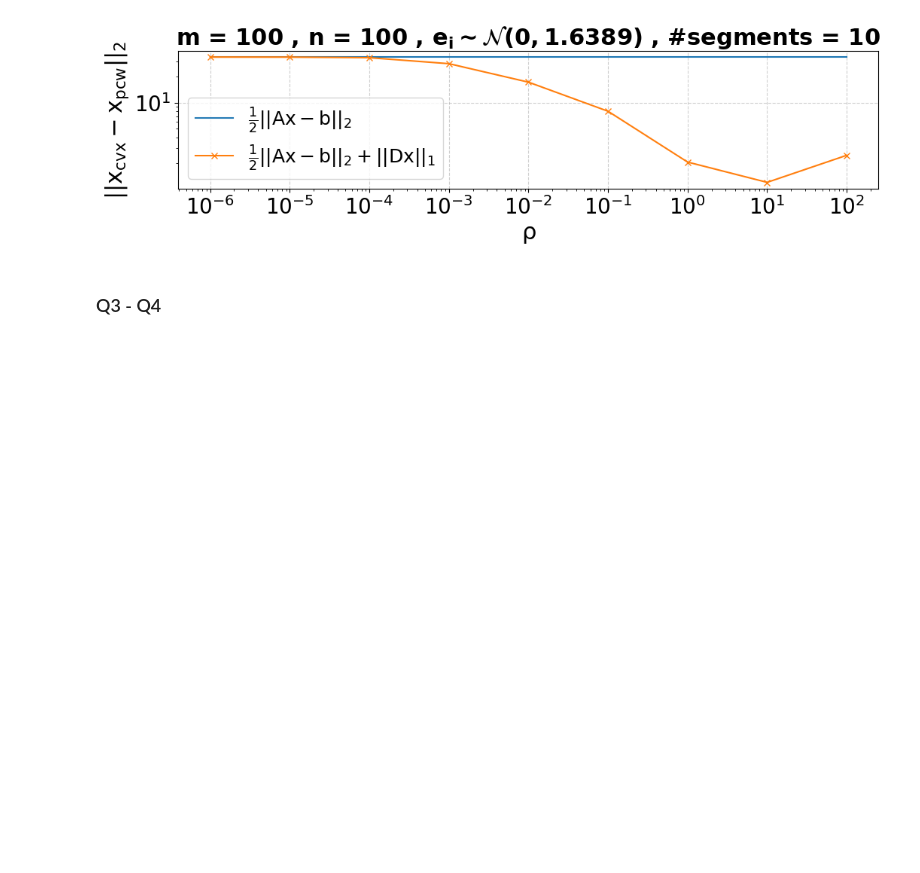
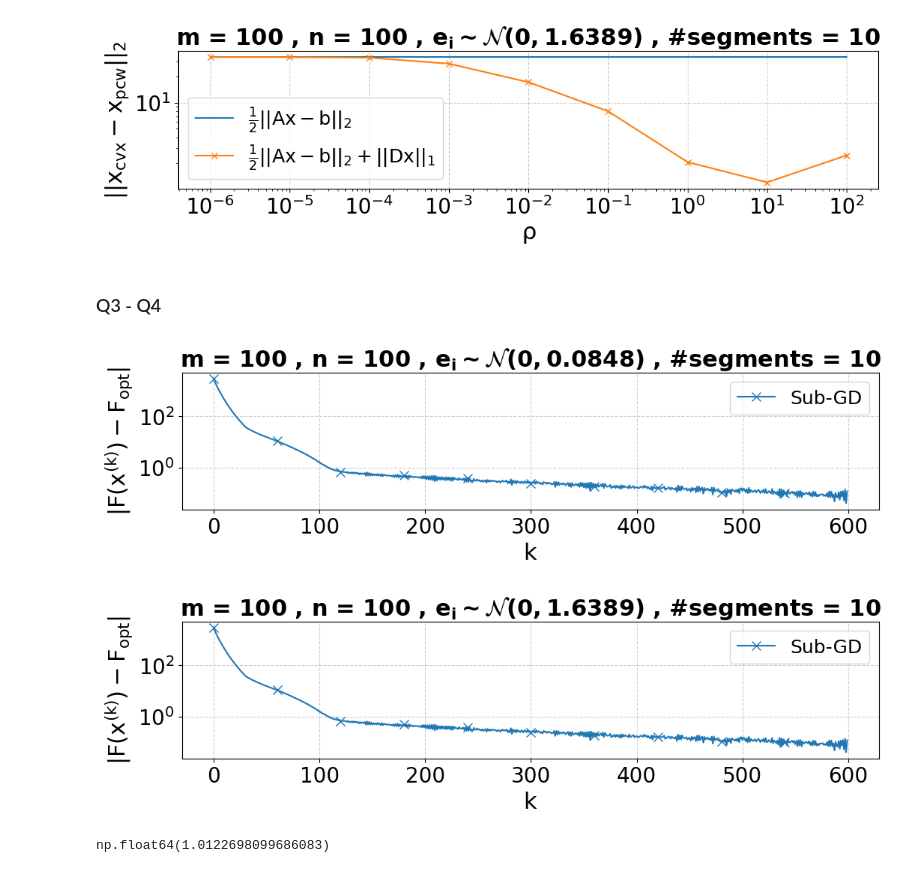
Before and after one commit to miketheologitis/Special-Topics-Convex-Optimization, a Jupyter notebook: notebooks/2.4 - Estimation of a piece-wise constant vector.ipynb, the cells around one changed output. Cells and saved outputs as stored; diff of their text form; code cells hidden in the pictures; blank space fills up the shorter version.

```diff
--- a/notebooks/2.4 - Estimation of a piece-wise constant vector.ipynb
+++ b/notebooks/2.4 - Estimation of a piece-wise constant vector.ipynb
@@ -208,3 +199,54 @@ def s_fista(A, b, D, F_opt, max_k=100, epsilon=0.1):
         differences.append(abs(F_curr - F_opt))
 
     return differences
+# %%
+m, n, K = 100, 100, 10
+
+noise = 0.1
+rho = 1.
+K = 10
+#[0.0848, 1.6389]
+#[1., 10]
+A, b, D, x_pcw = create_K_piecewise_vector(m, n, rho=rho, K=K, noise=noise)
+F_opt = F(x_pcw, A, b, D)
+
+
+for noise, rho, sfistaepsilon in zip([0.0848, 1.6389], [1., 10], [5, 5]):
+
+    subgrad_diffs = subgrad_descent(A, b, D, F_opt, max_k=600)
+    #sfista_diffs = s_fista(A, b, D, F_opt, epsilon=sfistaepsilon, max_k=10000)
+
+    pdf = PdfPages(f'plots/2.4_ex_3-4_sgd_{rho:.2f}_{noise:.2f}.pdf')
+    plt.figure(figsize=(12, 3))
+
+    markevery=int(len(subgrad_diffs)/10)
+    plt.plot(list(range(len(subgrad_diffs))), subgrad_diffs, label='Sub-GD', marker='x', markevery=markevery, ms=9)
+
+    plt.grid(True, linestyle='--', alpha=0.6)
+
+    plt.legend()
+
+    # Label the axes
+    plt.xlabel('$k$')
+    plt.ylabel('$|F(x^{(k)}) - F_{opt}|$')
+
+    #plt.xscale('log')
+    plt.yscale('log')
+
+    noise_str = "$e_i \\sim \\mathcal{N}(0, $"+f"{noise:.4f}"+")"
+
+    plt.title(f"m = {m} , n = {n} , {noise_str} , #segments = {K}")
+
+    plt.subplots_adjust(bottom=0.24, top=0.85)
+
+    pdf.savefig(plt.gcf()) # Save the current figure
+    plt.show()
+    plt.close()
+    pdf.close()
+# %% [output]
+[figure, added]
+[figure, added]
+# %%
+(F_opt + subgrad_diffs[-1]) / F_opt
+# %% [output]
+np.float64(1.0122698099686083)
```
Also changed, not shown: parts of 4 cells of this notebook, 14 other files.
